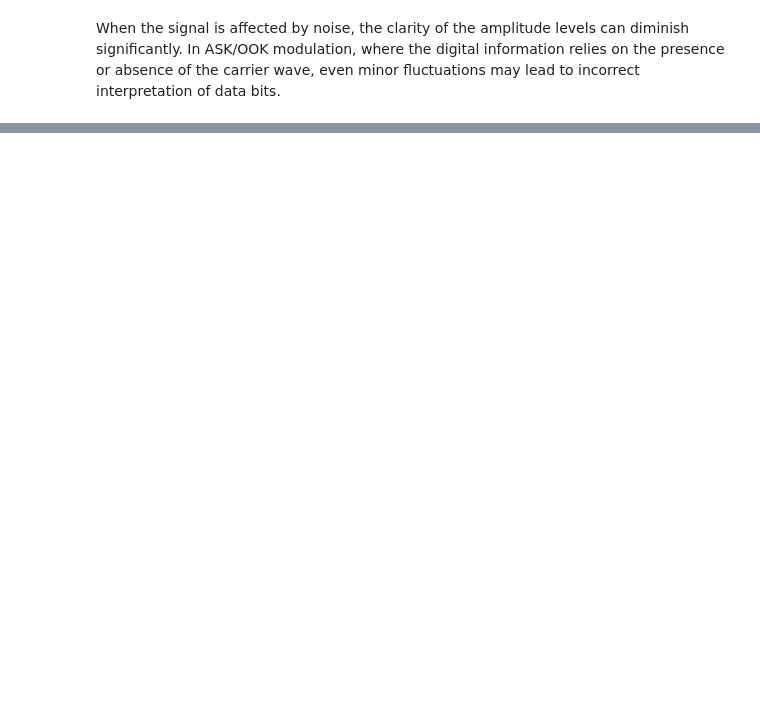
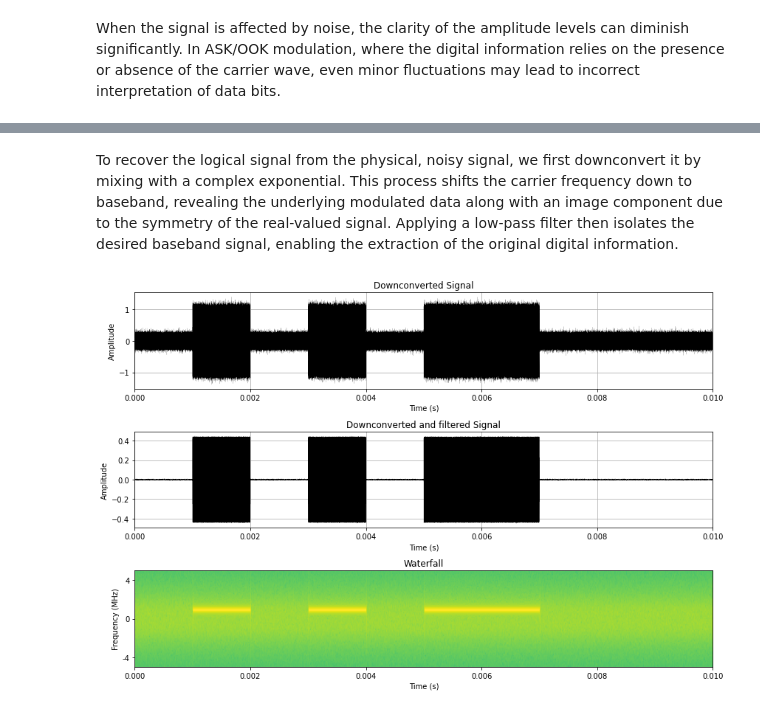
Before and after one commit to eydam-prototyping/cc1101, a Jupyter notebook: fundamentals/Modulation_ASK_OOK.ipynb, the cells around one changed output, grey strips where cells are left out. Cells and saved outputs as stored; diff of their text form; code cells hidden in the pictures; blank space fills up the shorter version.

```diff
--- a/fundamentals/Modulation_ASK_OOK.ipynb
+++ b/fundamentals/Modulation_ASK_OOK.ipynb
@@ -155,0 +158,49 @@ plt.show()
+# %% [markdown]
+To recover the logical signal from the physical, noisy signal, we first downconvert it by mixing with a complex exponential. This process shifts the carrier frequency down to baseband, revealing the underlying modulated data along with an image component due to the symmetry of the real-valued signal. Applying a low-pass filter then isolates the desired baseband signal, enabling the extraction of the original digital information.
+# %%
+import numpy as np
+from scipy.signal import butter, filtfilt
+
+# to get a more realistic example, the carrier frequency is a bit off
+demod_carrier = np.exp(-1j * 2 * np.pi * 433e6 * t)
+
+demodulated_signal = modulated_signal_noisy * demod_carrier
+
+plt.figure(figsize=(12, 8))
+plt.subplot(3, 1, 1)
+plt.plot(t, demodulated_signal, color='black', linewidth=0.1)
+plt.title("Downconverted Signal")
+plt.xlabel("Time (s)")
+plt.ylabel("Amplitude")
+plt.grid()
+plt.xlim(t0, t1)
+
+cutoff = 1500e3      # Cutoff-Freqency
+order = 2            # Filter Order
+nyq = 0.5 * fs       # Nyquist-Frequency
+normal_cutoff = cutoff / nyq
+
+b, a = butter(order, normal_cutoff, btype='low', analog=False)
+filtered_signal = filtfilt(b, a, demodulated_signal)
+
+plt.subplot(3, 1, 2)
+plt.plot(t, filtered_signal, color='black', linewidth=0.1)
+plt.title("Downconverted and filtered Signal")
+plt.xlabel("Time (s)")
+plt.ylabel("Amplitude")
+plt.grid()
+plt.xlim(t0, t1)
+
+plt.subplot(3, 1, 3)
+plt.specgram(filtered_signal, Fs=fs, NFFT=8096, noverlap=4096, cmap='viridis')
+plt.title("Waterfall")
+plt.xlabel("Time (s)")
+plt.ylabel("Frequency (MHz)")
+plt.xlim(t0, t1)
+plt.ylim(-5e6, 5e6)
+plt.yticks([-4e6,0,4e6], [-4,0,4])
+
+plt.tight_layout()
+plt.show()
+# %% [output]
+[figure, added]
```
Also changed, not shown: parts of 10 cells of this notebook.
